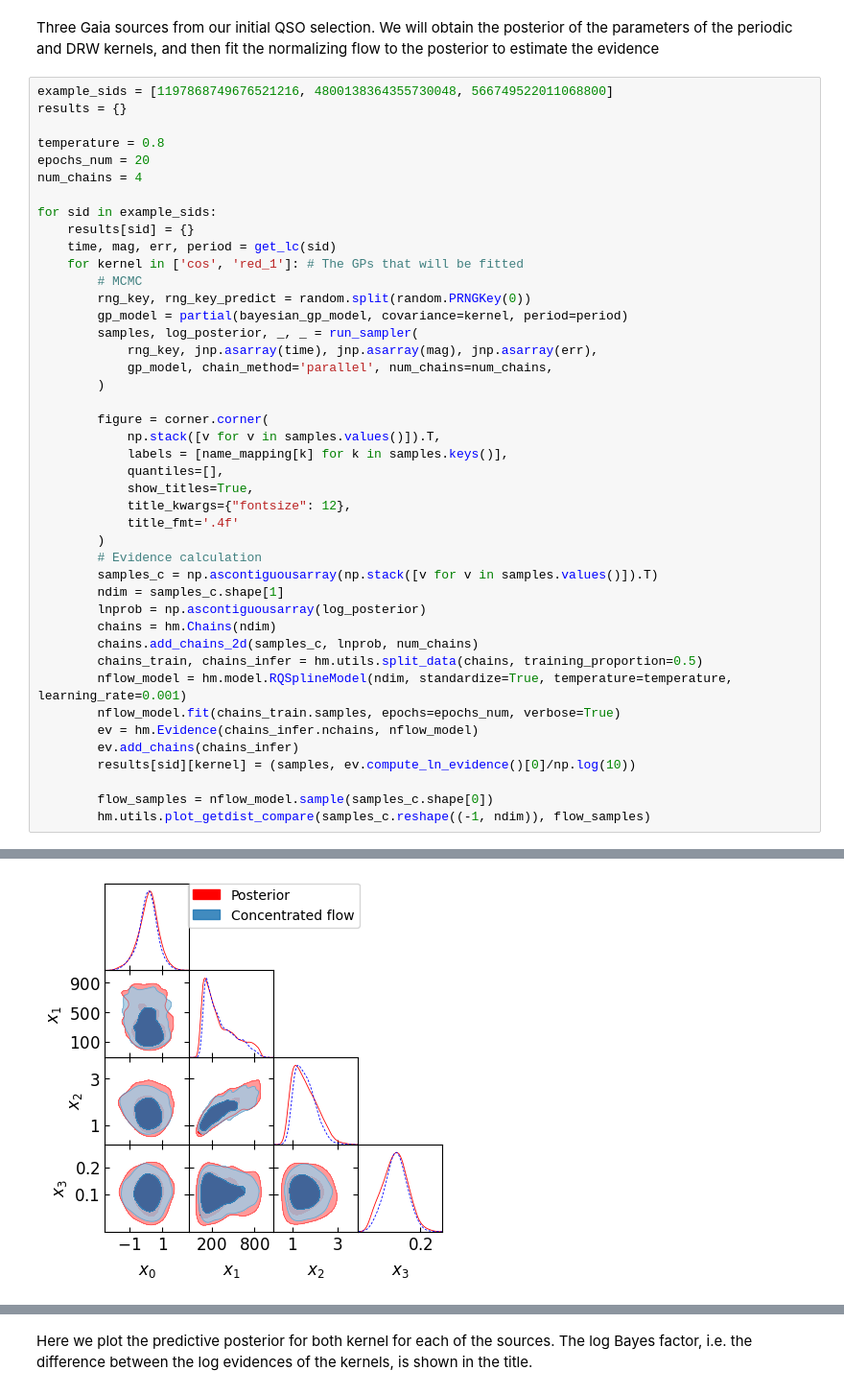
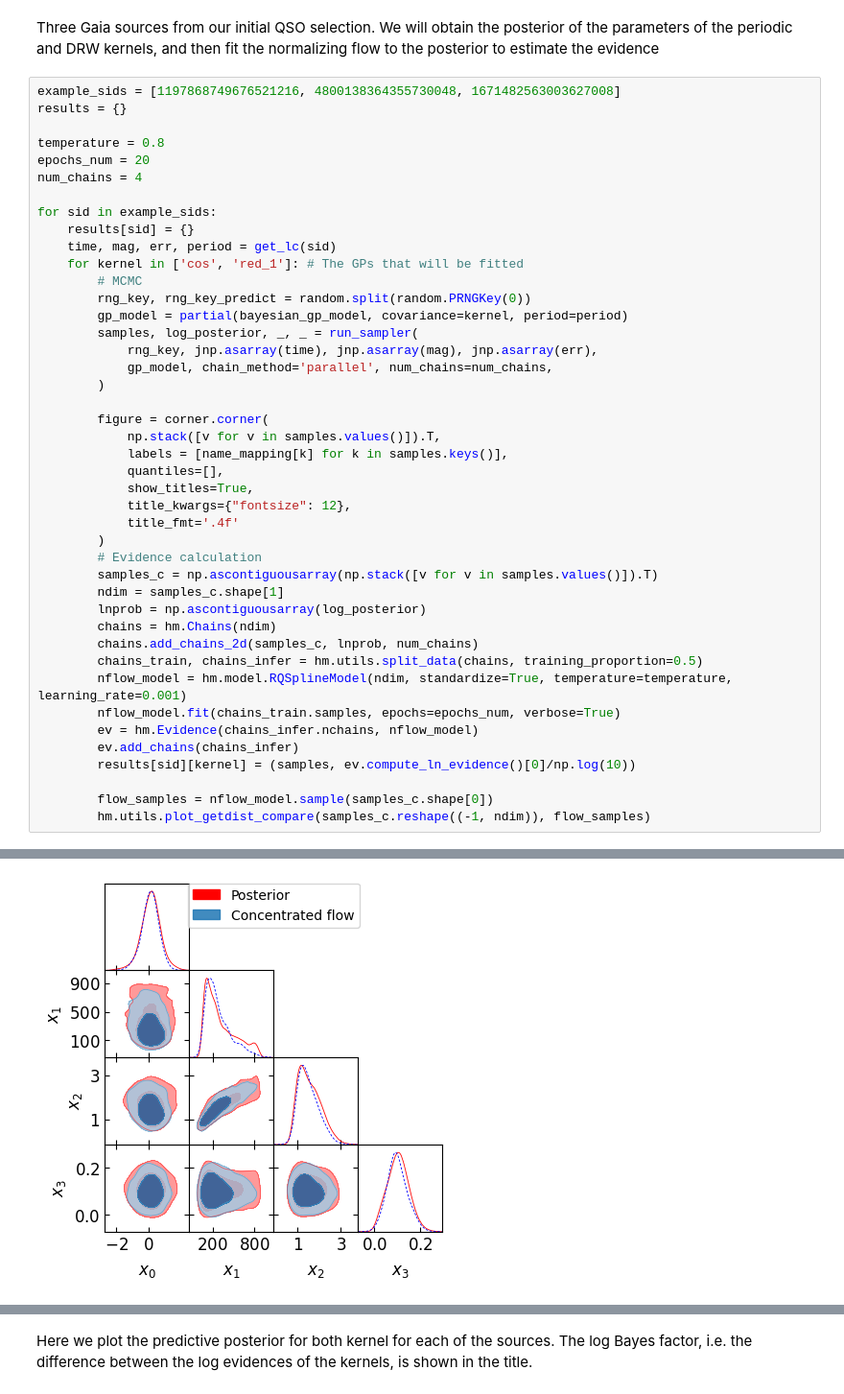
Before and after one commit to IvS-KULeuven/GASP, a Jupyter notebook: notebooks/gaia_MCMC_example.ipynb, the cells around one changed output, grey strips where cells are left out. Shown at 96% size. Saved outputs shown, nothing was run; the diff lists cells and outputs as text.

```diff
--- a/notebooks/gaia_MCMC_example.ipynb
+++ b/notebooks/gaia_MCMC_example.ipynb
@@ -52,7 +52,7 @@ def get_lc(sid):
 # %% [markdown]
 Three Gaia sources from our initial QSO selection. We will obtain the posterior of the parameters of the periodic and DRW kernels, and then fit the normalizing flow to the posterior to estimate the evidence
 # %%
-example_sids = [1197868749676521216, 4800138364355730048, 566749522011068800]
+example_sids = [1197868749676521216, 4800138364355730048, 1671482563003627008]
 results = {}
 
 temperature = 0.8
@@ -143,4 +143,4 @@ Number of divergences: 0
-[figure, old version]
+[figure, new version]
 [figure]
 [figure]
 ... (6 outputs left out)
```
Also changed, not shown: parts of 3 cells of this notebook, 12 other files.
